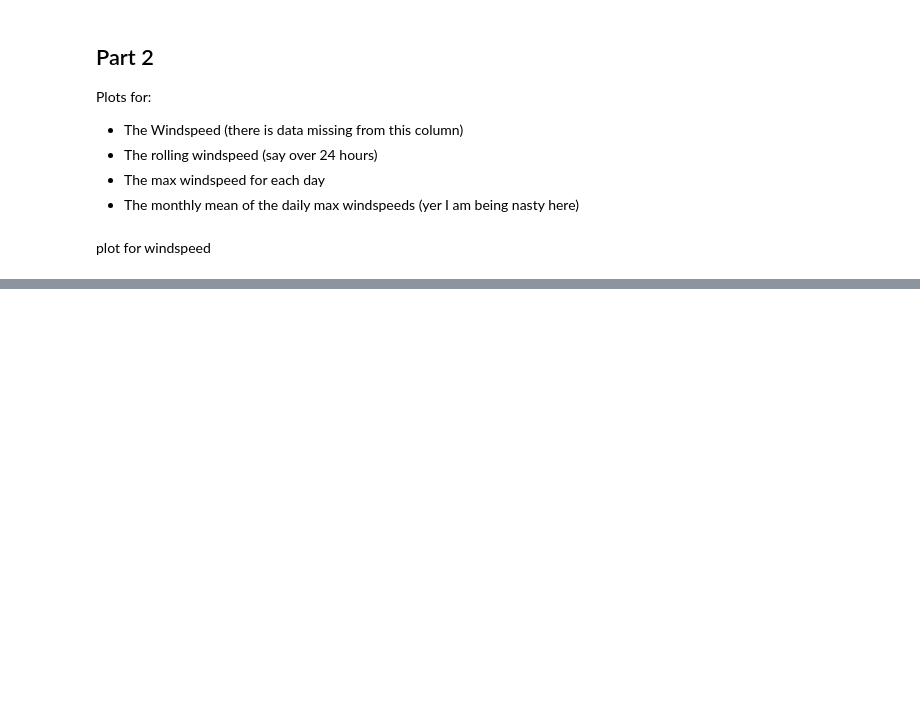
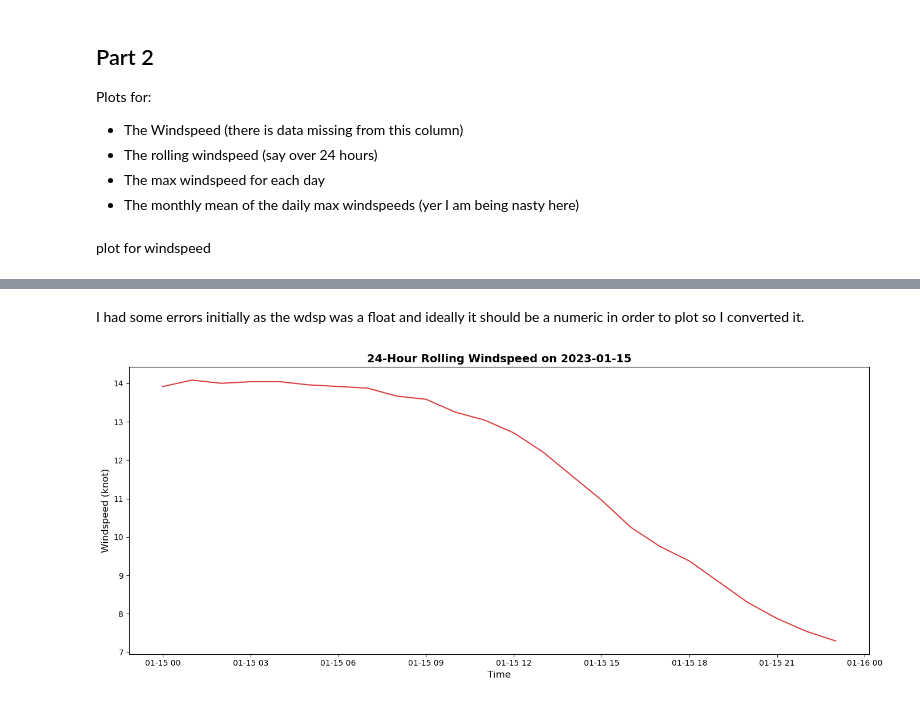
Before and after one commit to KaiiMenai/programming-for-data-analytics, a Jupyter notebook: pfda-assignments/assignment06-weather.ipynb, the cells around one changed output, grey strips where cells are left out. Saved outputs shown, nothing was run; the diff lists cells and outputs as text; code cells hidden in the pictures; blank space fills up the shorter version.

```diff
--- a/pfda-assignments/assignment06-weather.ipynb
+++ b/pfda-assignments/assignment06-weather.ipynb
@@ -152,0 +166,28 @@ plot for windspeed
+# %% [markdown]
+I had some errors initially as the wdsp was a float and ideally it should be a numeric in order to plot so I converted it.
+# %%
+
+# Ensure 'wdsp' column is float for rolling calculation
+df['wdsp'] = pd.to_numeric(df['wdsp'], errors='coerce')
+
+# Calculate 24-hour rolling mean for windspeed
+df['wdsp_rolling'] = df['wdsp'].rolling(window=24).mean()
+
+# Specify the date to filter
+target_date = '2023-01-15'
+df['date_only'] = df['date'].dt.date
+
+# Filter for the specified date
+filtered_df = df[df['date_only'] == pd.to_datetime(target_date).date()]
+
+# Plot the rolling windspeed for the specified date
+fig, ax = plt.subplots(figsize=(14, 6))
+ax.plot(filtered_df['date'], filtered_df['wdsp_rolling'], linewidth=1.5, color='#d62728', alpha=0.9)
+ax.set_title(f'24-Hour Rolling Windspeed on {target_date}', fontsize=14, fontweight='bold')
+ax.set_xlabel('Time', fontsize=12)
+ax.set_ylabel('Windspeed (knot)', fontsize=12)
+plt.tight_layout()
+plt.savefig(f'rolling_windspeed_{target_date}.png', dpi=150, bbox_inches='tight')
+plt.show()
+# %% [output]
+[figure, added]
```
Also changed, not shown: parts of 2 cells of this notebook, 2 other files.
